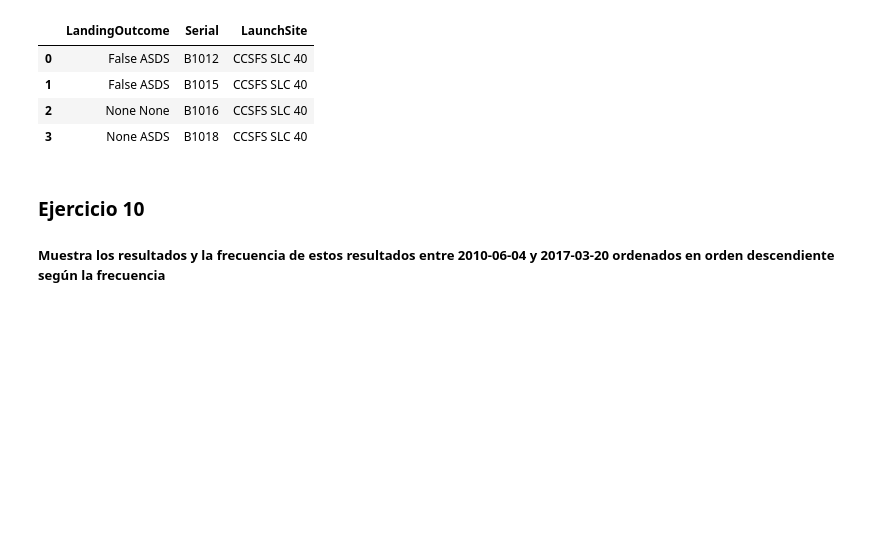
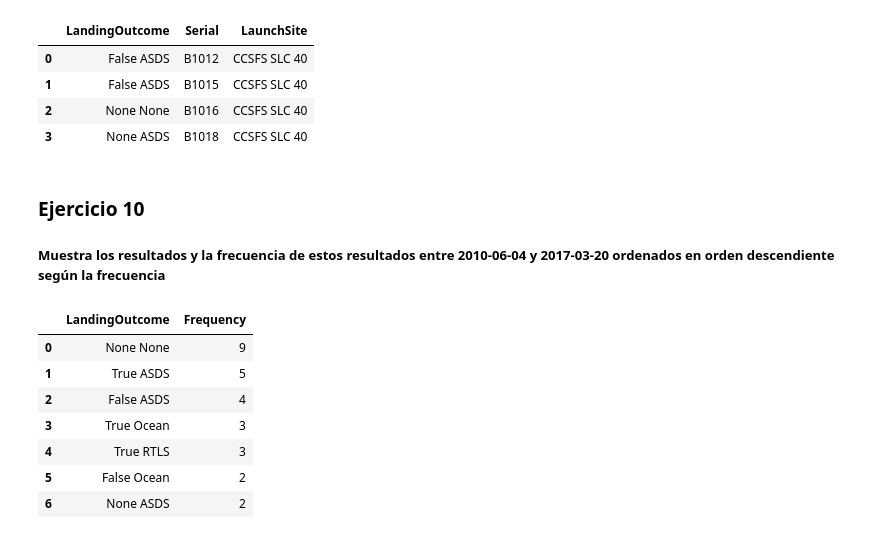
Before and after one commit to cristinaescriche/Curso-de-Cloud, a Jupyter notebook: Día 05/SpaceX - 3 -EDA Using SQL.ipynb, the cells around one changed output. Saved outputs shown, nothing was run; the diff lists cells and outputs as text; code cells hidden in the pictures; blank space fills up the shorter version.

```diff
--- a/Día 05/SpaceX - 3 -EDA Using SQL.ipynb
+++ b/Día 05/SpaceX - 3 -EDA Using SQL.ipynb
@@ -217,3 +214,19 @@ df
 ### Ejercicio 10
 
 ##### Muestra los resultados y la frecuencia de estos resultados entre 2010-06-04 y 2017-03-20 ordenados en orden descendiente según la frecuencia
+# %%
+query = """select LandingOutcome, COUNT(LandingOutcome) AS Frequency from SPACEXTBL
+WHERE Date BETWEEN '2010-06-04' AND '2017-03-20'
+group by LandingOutcome
+ORDER BY Frequency DESC;"""
+df  = pd.read_sql(query, con = engine )
+df
+# %% [output]
+|  | LandingOutcome | Frequency |
+| 0 | None None | 9 |
+| 1 | True ASDS | 5 |
+| 2 | False ASDS | 4 |
+| 3 | True Ocean | 3 |
+| 4 | True RTLS | 3 |
+| 5 | False Ocean | 2 |
+| 6 | None ASDS | 2 |
```
Also changed, not shown: parts of 3 cells of this notebook.
